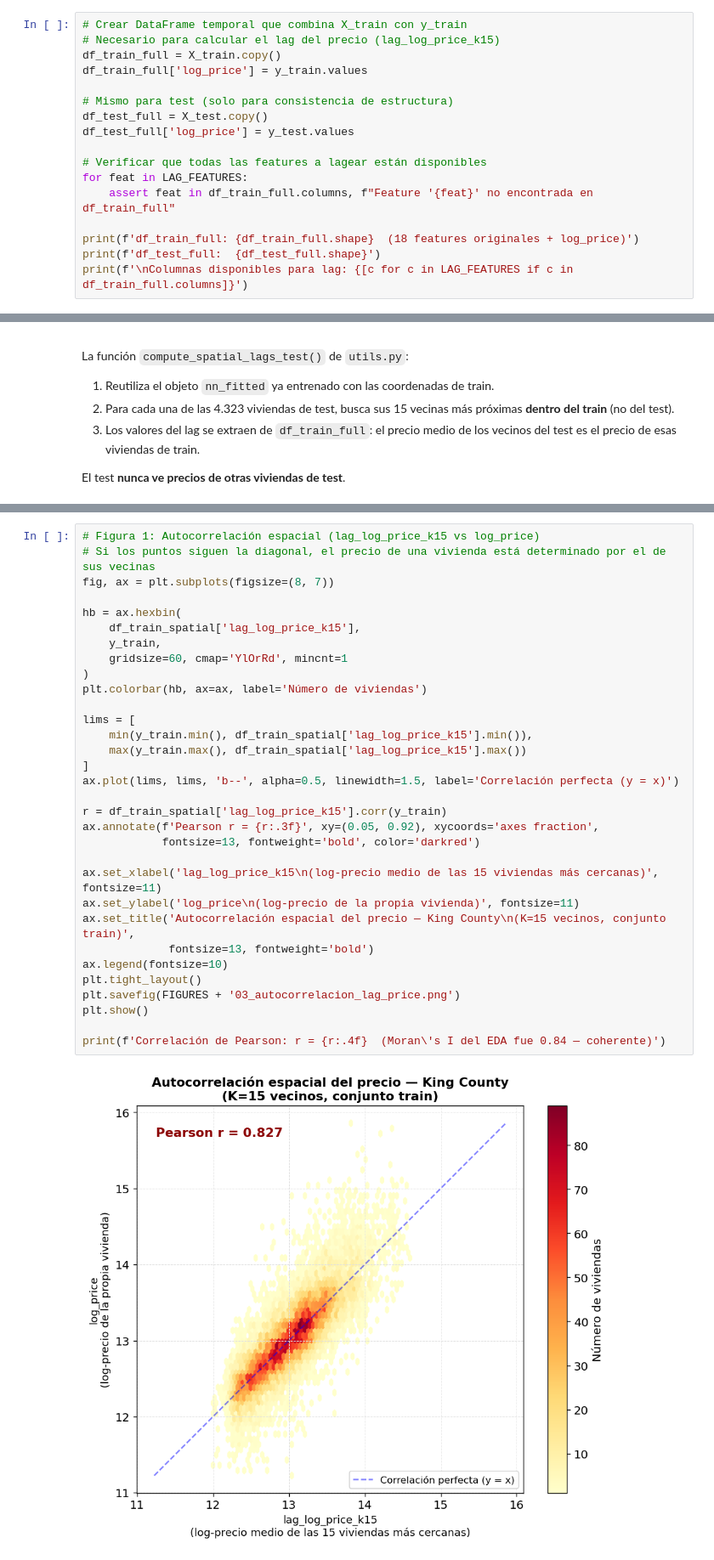
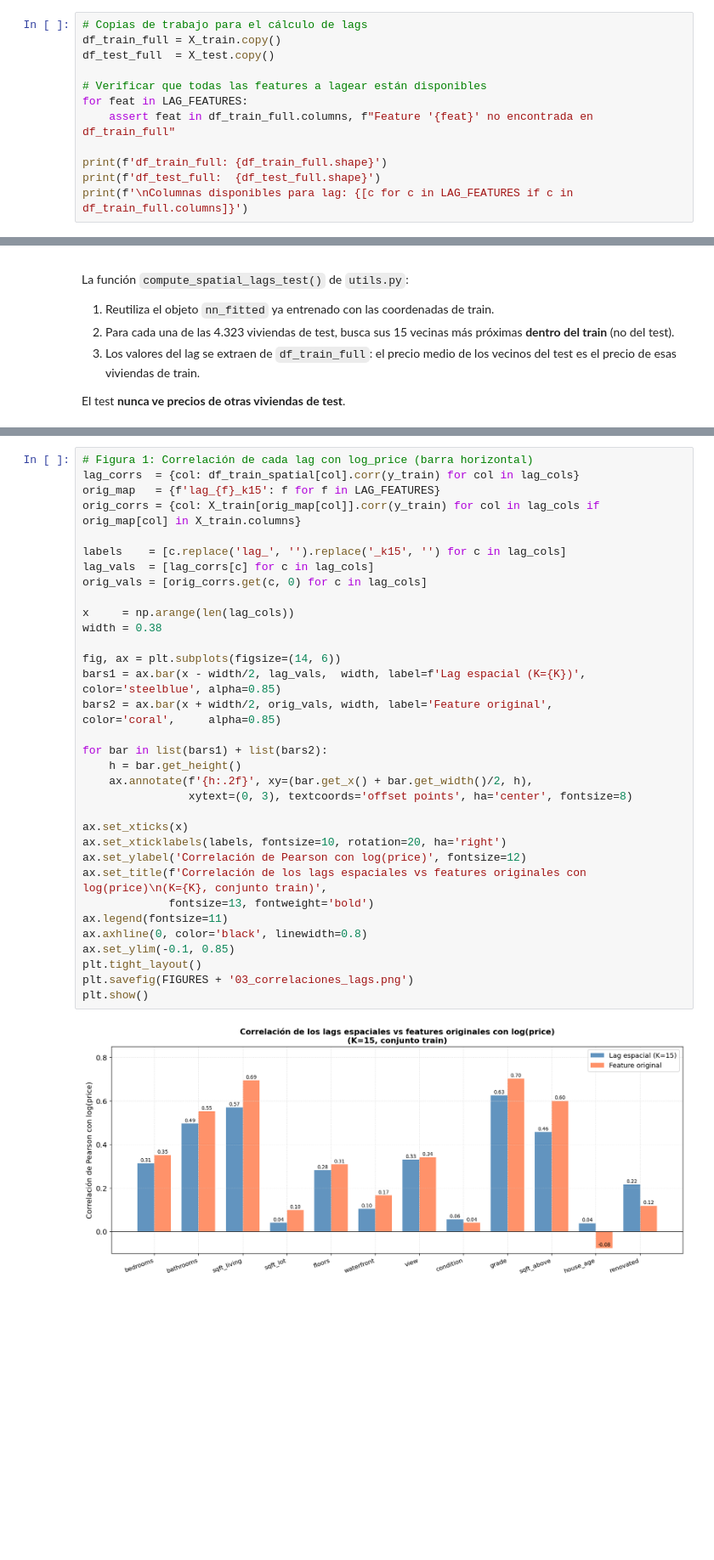
Before and after one commit to Levacker/TFM-valoracion-inmobiliaria, a Jupyter notebook: notebooks/03_spatial_features.ipynb, the cells around one changed output, grey strips where cells are left out. Shown at 85% size. Drawn from its saved outputs; the diff is of its cells as text; blank space fills up the shorter version.

```diff
--- a/notebooks/03_spatial_features.ipynb
+++ b/notebooks/03_spatial_features.ipynb
@@ -153,18 +164,13 @@ El lag `lag_log_price_k15` representa el **precio medio de los vecinos**, no el
 # %%
-# Crear DataFrame temporal que combina X_train con y_train
-# Necesario para calcular el lag del precio (lag_log_price_k15)
+# Copias de trabajo para el cálculo de lags
 df_train_full = X_train.copy()
-df_train_full['log_price'] = y_train.values
-
-# Mismo para test (solo para consistencia de estructura)
-df_test_full = X_test.copy()
-df_test_full['log_price'] = y_test.values
+df_test_full  = X_test.copy()
 
 # Verificar que todas las features a lagear están disponibles
 for feat in LAG_FEATURES:
     assert feat in df_train_full.columns, f"Feature '{feat}' no encontrada en df_train_full"
 
-print(f'df_train_full: {df_train_full.shape}  (18 features originales + log_price)')
+print(f'df_train_full: {df_train_full.shape}')
 print(f'df_test_full:  {df_test_full.shape}')
 print(f'\nColumnas disponibles para lag: {[c for c in LAG_FEATURES if c in df_train_full.columns]}')
 # %% [output]
@@ -340,34 +343,35 @@ Las cuatro figuras siguientes **verifican empíricamente** que los lags calculad
 # %%
-# Figura 1: Autocorrelación espacial (lag_log_price_k15 vs log_price)
-# Si los puntos siguen la diagonal, el precio de una vivienda está determinado por el de sus vecinas
-fig, ax = plt.subplots(figsize=(8, 7))
+# Figura 1: Correlación de cada lag con log_price (barra horizontal)
+lag_corrs  = {col: df_train_spatial[col].corr(y_train) for col in lag_cols}
+orig_map   = {f'lag_{f}_k15': f for f in LAG_FEATURES}
+orig_corrs = {col: X_train[orig_map[col]].corr(y_train) for col in lag_cols if orig_map[col] in X_train.columns}
 
-hb = ax.hexbin(
-    df_train_spatial['lag_log_price_k15'],
-    y_train,
-    gridsize=60, cmap='YlOrRd', mincnt=1
-)
-plt.colorbar(hb, ax=ax, label='Número de viviendas')
+labels    = [c.replace('lag_', '').replace('_k15', '') for c in lag_cols]
+lag_vals  = [lag_corrs[c] for c in lag_cols]
+orig_vals = [orig_corrs.get(c, 0) for c in lag_cols]
 
-lims = [
-    min(y_train.min(), df_train_spatial['lag_log_price_k15'].min()),
-    max(y_train.max(), df_train_spatial['lag_log_price_k15'].max())
-]
-ax.plot(lims, lims, 'b--', alpha=0.5, linewidth=1.5, label='Correlación perfecta (y = x)')
+x     = np.arange(len(lag_cols))
+width = 0.38
 
-r = df_train_spatial['lag_log_price_k15'].corr(y_train)
-ax.annotate(f'Pearson r = {r:.3f}', xy=(0.05, 0.92), xycoords='axes fraction',
-            fontsize=13, fontweight='bold', color='darkred')
+fig, ax = plt.subplots(figsize=(14, 6))
+bars1 = ax.bar(x - width/2, lag_vals,  width, label=f'Lag espacial (K={K})', color='steelblue', alpha=0.85)
+bars2 = ax.bar(x + width/2, orig_vals, width, label='Feature original',       color='coral',     alpha=0.85)
 
-ax.set_xlabel('lag_log_price_k15\n(log-precio medio de las 15 viviendas más cercanas)', fontsize=11)
-ax.set_ylabel('log_price\n(log-precio de la propia vivienda)', fontsize=11)
-ax.set_title('Autocorrelación espacial del precio — King County\n(K=15 vecinos, conjunto train)',
+for bar in list(bars1) + list(bars2):
+    h = bar.get_height()
+    ax.annotate(f'{h:.2f}', xy=(bar.get_x() + bar.get_width()/2, h),
+                xytext=(0, 3), textcoords='offset points', ha='center', fontsize=8)
+
+ax.set_xticks(x)
+ax.set_xticklabels(labels, fontsize=10, rotation=20, ha='right')
+ax.set_ylabel('Correlación de Pearson con log(price)', fontsize=12)
+ax.set_title(f'Correlación de los lags espaciales vs features originales con log(price)\n(K={K}, conjunto train)',
              fontsize=13, fontweight='bold')
-ax.legend(fontsize=10)
+ax.legend(fontsize=11)
+ax.axhline(0, color='black', linewidth=0.8)
+ax.set_ylim(-0.1, 0.85)
 plt.tight_layout()
-plt.savefig(FIGURES + '03_autocorrelacion_lag_price.png')
+plt.savefig(FIGURES + '03_correlaciones_lags.png')
 plt.show()
-
-print(f'Correlación de Pearson: r = {r:.4f}  (Moran\'s I del EDA fue 0.84 — coherente)')
 # %% [output]
-[figure, old version]
+[figure, new version]
```
Also changed, not shown: parts of 18 cells of this notebook, 12 other files.
